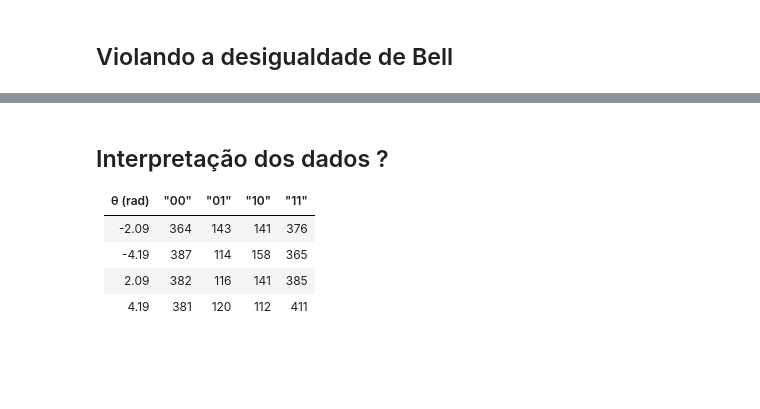
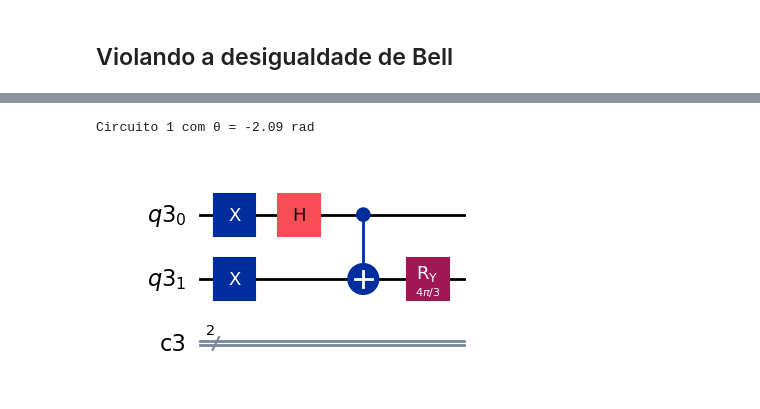
Before and after one commit to theianreis/Computa-o_qu-ntica, a Jupyter notebook: main/code/Algoritmos/Desigualdade_de_bell.ipynb/1-desigualdade_de_bell.ipynb, the cells around one changed output, grey strips where cells are left out. Saved outputs shown, nothing was run; the diff lists cells and outputs as text; code cells hidden in the pictures; blank space fills up the shorter version.

```diff
--- a/main/code/Algoritmos/Desigualdade_de_bell.ipynb/1-desigualdade_de_bell.ipynb
+++ b/main/code/Algoritmos/Desigualdade_de_bell.ipynb/1-desigualdade_de_bell.ipynb
@@ -96,9 +89,6 @@ ValueError: A backend or session must be specified.
-# %% [markdown]
-## Interpretação dos dados ?
-
-| θ (rad) | "00" | "01" | "10" | "11" |
-|---------|------|------|------|------|
-| -2.09   | 364  | 143  | 141  | 376  |
-| -4.19   | 387  | 114  | 158  | 365  |
-| 2.09    | 382  | 116  | 141  | 385  |
-| 4.19    | 381  | 120  | 112  | 411  |
+# %%
+print(f'Circuito 1 com θ = {angles[0]:.2f} rad')
+display(circuits[3].draw('mpl'))
+# %% [output]
+Circuito 1 com θ = -2.09 rad
+[figure, added]
```
Also changed, not shown: parts of 8 cells of this notebook, 3 other files.
